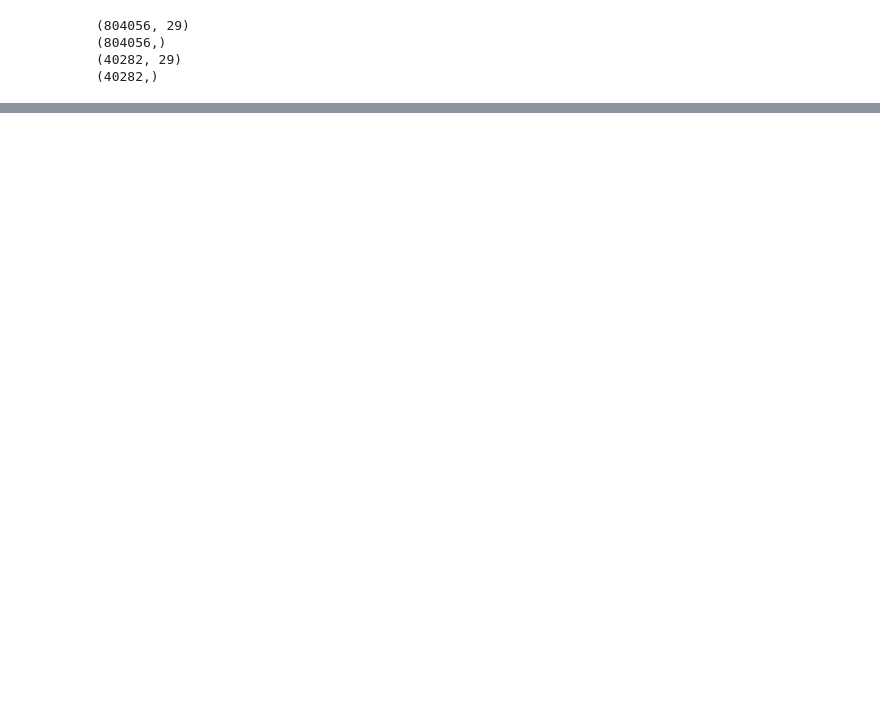
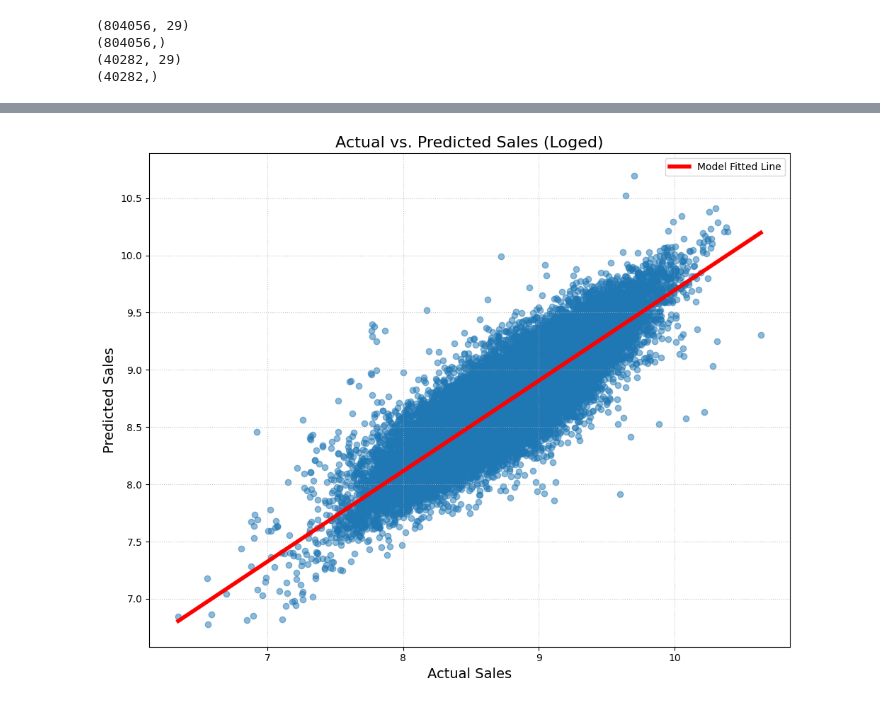
Before and after one commit to mohamedseif-10/Sales-Forecasting, a Jupyter notebook: Notebooks/Models/NN.ipynb, the cells around one changed output, grey strips where cells are left out. Cells and saved outputs as stored; diff of their text form; code cells hidden in the pictures; blank space fills up the shorter version.

```diff
--- a/Notebooks/Models/NN.ipynb
+++ b/Notebooks/Models/NN.ipynb
@@ -247,0 +293,28 @@ plt.show()
+# %%
+comparison_df = pd.DataFrame(
+    {
+        "Actual_Sales": y_test,
+        "Predicted_Sales": y_predict_flat,
+    }
+)
+
+plt.figure(figsize=(10, 8))
+
+sns.regplot(
+    x=y_test,
+    y=y_predict_flat,
+    scatter_kws={
+        "alpha": 0.5,
+    },
+    line_kws={"color": "red", "label": "Model Fitted Line", "linewidth": 4},
+)
+
+plt.xlabel("Actual Sales", fontsize=14)
+plt.ylabel("Predicted Sales", fontsize=14)
+plt.title("Actual vs. Predicted Sales (Loged)", fontsize=16)
+plt.legend()
+plt.grid(True, linestyle=":", alpha=0.7)
+plt.tight_layout()
+plt.show()
+# %% [output]
+[figure, added]
```
Also changed, not shown: parts of 16 cells of this notebook.
